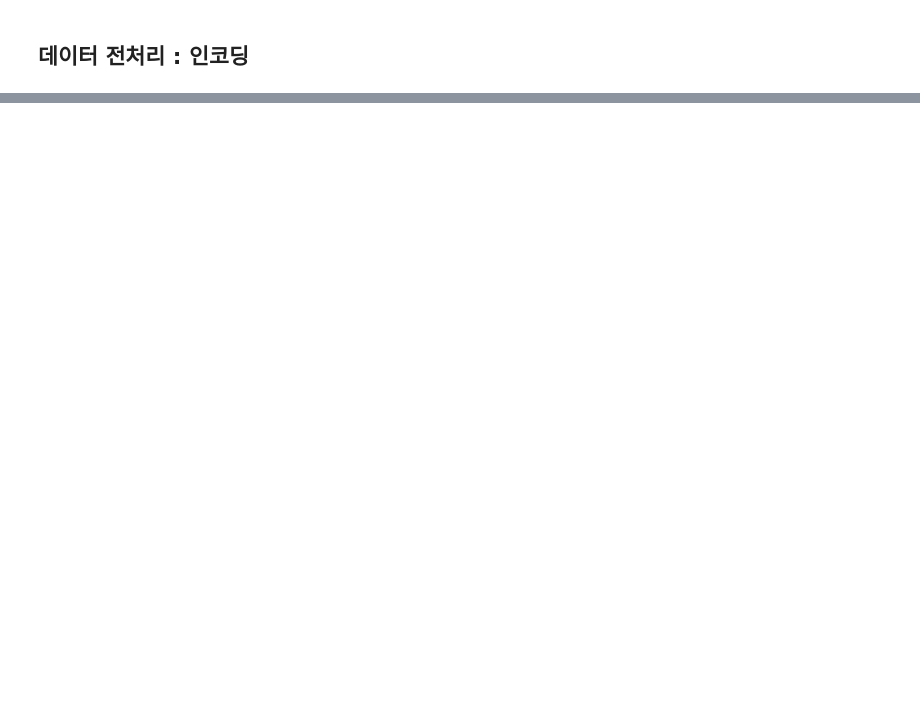
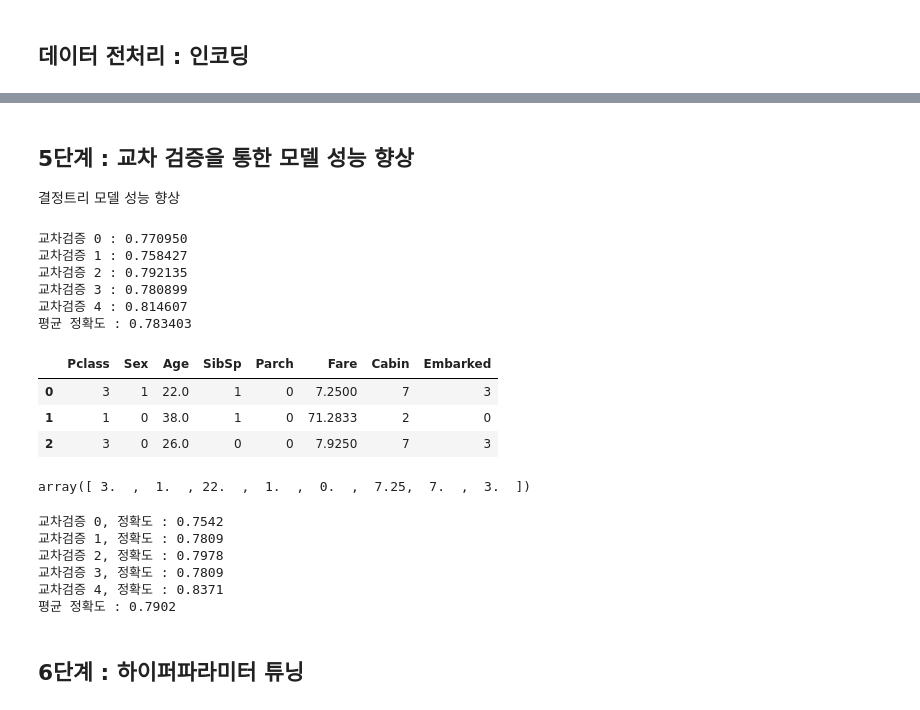
Before and after one commit to amps93/ML, a Jupyter notebook: 0722/타이타닉 생존자 예측.ipynb, the cells around one changed output, grey strips where cells are left out. Drawn from its saved outputs; the diff is of its cells as text; code cells hidden in the pictures; blank space fills up the shorter version.

```diff
--- a/0722/타이타닉 생존자 예측.ipynb
+++ b/0722/타이타닉 생존자 예측.ipynb
@@ -214,0 +284,9 @@ from sklearn import preprocessing
+# %%
+titanic_df = pd.read_csv('Desktop/Study/Multicampus/ML/0722/train.csv')
+
+#정답 레이블
+y_titanic_df = titanic_df['Survived']
+
+#학습 데이터 세트
+#결정값으로 사용할 Survived 컬럼 제외
+X_titanic_df = titanic_df.drop('Survived', axis=1)
@@ -214,0 +295,3 @@ from sklearn import preprocessing
+# %%
+#데이터 전처리 함수 호출
+X_titanic_df = transform_features(X_titanic_df)
@@ -214,0 +343,46 @@ from sklearn import preprocessing
+# %% [markdown]
+## 5단계 : 교차 검증을 통한 모델 성능 향상
+결정트리 모델 성능 향상
+# %%
+import numpy as np
+from sklearn.model_selection import KFold, cross_val_score, cross_validate, GridSearchCV
+
+#결정트리 모델에 대해 KFold 클래스를 이용해 교차 검증 수행
+def exec_kfold(clf, folds=5):
+    kfold = KFold(n_splits=folds)
+    score = []
+
+    for iter_n, (train_index, test_index) in enumerate(kfold.split(X_titanic_df)):
+        X_train, X_test, = X_titanic_df.values[train_index], X_titanic_df.values[test_index]
+        y_train, y_test, = y_titanic_df.values[train_index], y_titanic_df.values[test_index]
+
+        clf.fit(X_train, y_train)
+        pred = clf.predict(X_test)
+        accuracy = accuracy_score(y_test, pred)
+        score.append(accuracy)
+        print('교차검증 %d : %f' % (iter_n, accuracy))
+
+    mean_accuracy = np.mean(score)
+    print('평균 정확도 : %f' % mean_accuracy)
+
+exec_kfold(dt_clf, folds=5)
+# %% [output]
+교차검증 0 : 0.770950
+교차검증 1 : 0.758427
+교차검증 2 : 0.792135
+교차검증 3 : 0.780899
+교차검증 4 : 0.814607
+평균 정확도 : 0.783403
+# %%
+#참고 : 피쳐 데이터 세트 확인
+X_titanic_df.head(3)
+# %% [output]
+|  | Pclass | Sex | Age | SibSp | Parch | Fare | Cabin | Embarked |
+| 0 | 3 | 1 | 22.0 | 1 | 0 | 7.2500 | 7 | 3 |
+| 1 | 1 | 0 | 38.0 | 1 | 0 | 71.2833 | 2 | 0 |
+| 2 | 3 | 0 | 26.0 | 0 | 0 | 7.9250 | 7 | 3 |
+# %%
+#참고 : index 값 출력
+X_titanic_df.values[0]
+# %% [output]
+array([ 3.  ,  1.  , 22.  ,  1.  ,  0.  ,  7.25,  7.  ,  3.  ])
@@ -214,0 +396,16 @@ from sklearn import preprocessing
+# %%
+#cross_val_score()를 이용한 교차 검증 수행
+scores = cross_val_score(dt_clf, X_titanic_df, y_titanic_df, cv=5)
+for iter_n, accuracy in enumerate(scores):
+    print('교차검증 {0}, 정확도 : {1:.4f}'.format(iter_n, accuracy))
+
+print('평균 정확도 : {0:.4f}'.format(np.mean(scores)))
+# %% [output]
+교차검증 0, 정확도 : 0.7542
+교차검증 1, 정확도 : 0.7809
+교차검증 2, 정확도 : 0.7978
+교차검증 3, 정확도 : 0.7809
+교차검증 4, 정확도 : 0.8371
+평균 정확도 : 0.7902
+# %% [markdown]
+## 6단계 : 하이퍼파라미터 튜닝
```
Also changed, not shown: parts of 14 cells of this notebook, 3 other files.
